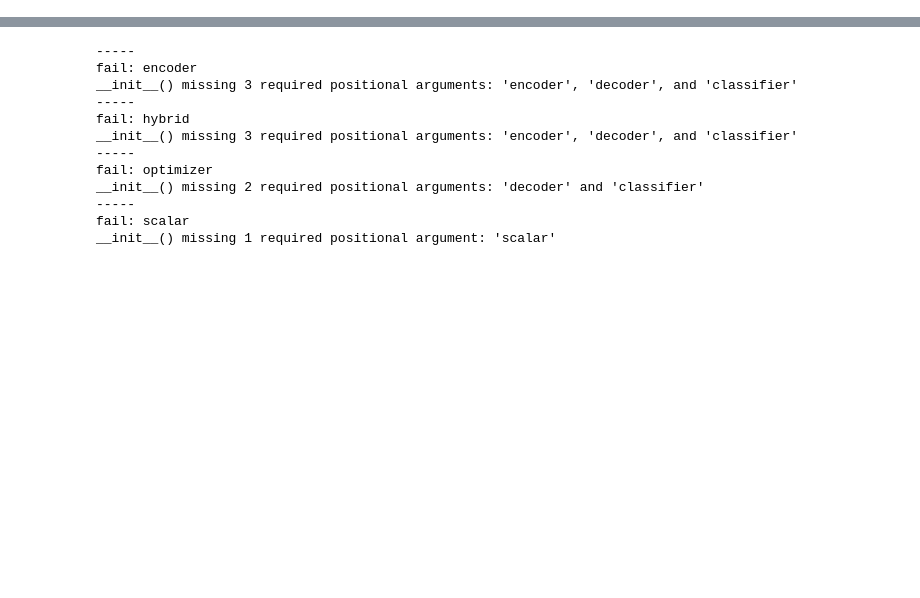
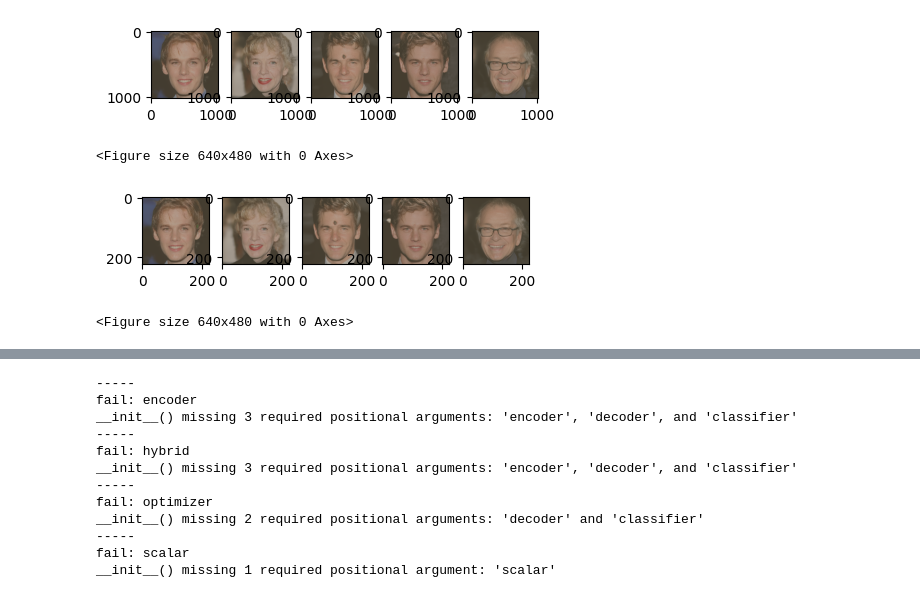
Before and after one commit to jleehun/ig_inversion, a Jupyter notebook: tasks/ig_baseline_visualization/ig_baseline_visualization.ipynb, the cells around one changed output, grey strips where cells are left out. Cells and saved outputs as stored; diff of their text form; code cells hidden in the pictures; blank space fills up the shorter version.

```diff
--- a/tasks/ig_baseline_visualization/ig_baseline_visualization.ipynb
+++ b/tasks/ig_baseline_visualization/ig_baseline_visualization.ipynb
@@ -14,0 +57,9 @@ model = get_pretrained_model("vgg16").to(device)
+# %%
+for i in range(5):
+    sc = score[i]
+    while(1):
+        a = torch.argmax(sc).item()
+        if str(a) in class_names:
+            break
+        sc[a] = 0
+    print(a)
@@ -14,0 +75,27 @@ model = get_pretrained_model("vgg16").to(device)
+# %%
+import matplotlib.pyplot as plt
+from ig_pkg.misc import convert_to_img
+fig, axes = plt.subplots(1, 5, figsize = (5, 5))
+axes = axes.flat
+
+plt.figure()
+for i in range(5):
+    ax = next(axes)
+    x = images[i]
+    imga = convert_to_img(x)
+    ax.imshow(imga)
+
+fig, axes = plt.subplots(1, 5, figsize = (5, 5))
+axes = axes.flat
+
+plt.figure()
+for i in range(5):
+    ax = next(axes)
+    x = img[i]
+    imgb = convert_to_img(x)
+    ax.imshow(imgb)
+# %% [output]
+[figure, added]
+<Figure size 640x480 with 0 Axes>
+[figure, added]
+<Figure size 640x480 with 0 Axes>
```
Also changed, not shown: parts of 7 cells of this notebook, 8 other files.
